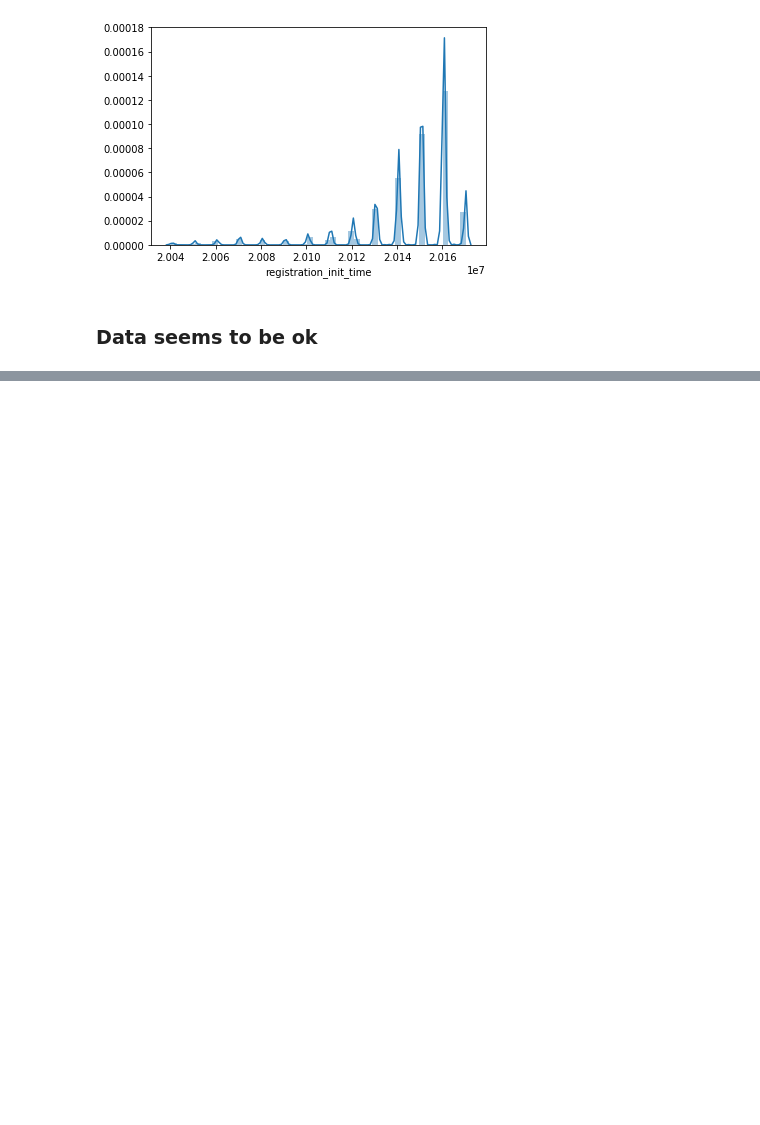
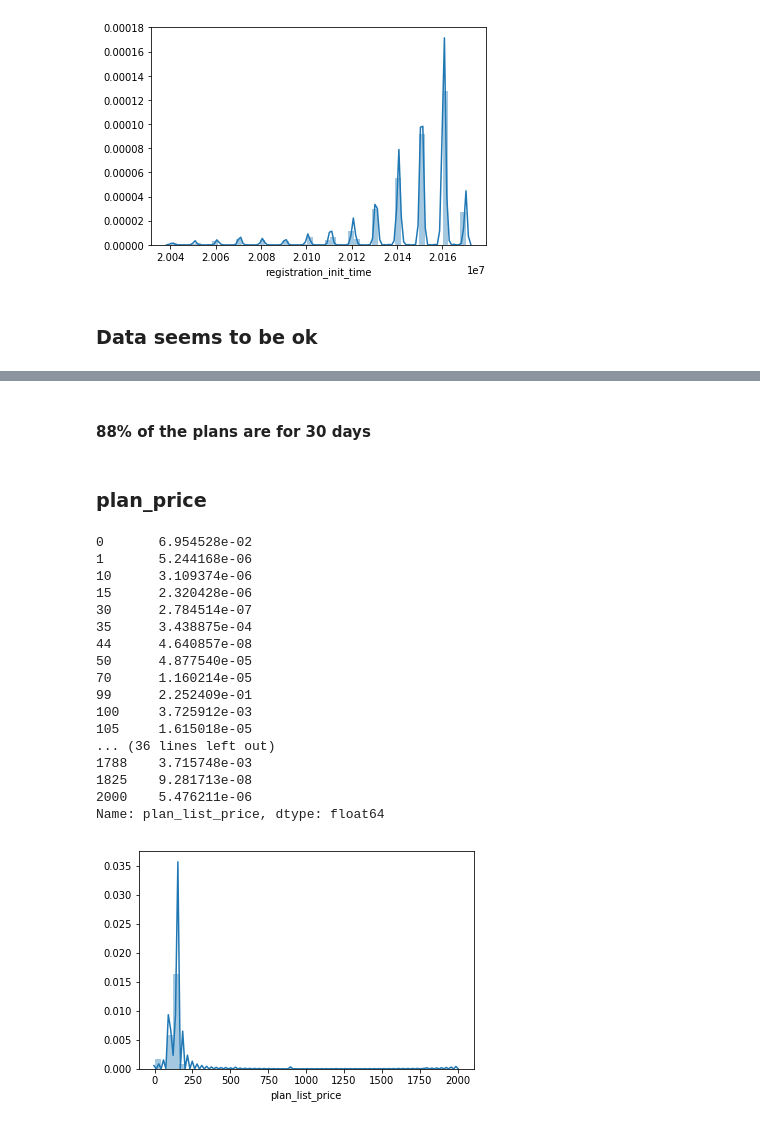
Before and after one commit to yanivbarlev/Project, a Jupyter notebook: Proposal.ipynb, the cells around one changed output, grey strips where cells are left out. Drawn from its saved outputs; the diff is of its cells as text; code cells hidden in the pictures; blank space fills up the shorter version.

```diff
--- a/Proposal.ipynb
+++ b/Proposal.ipynb
@@ -208,0 +281,30 @@ sns.distplot(regtime, hist='True')
+# %% [markdown]
+#### 88% of the plans are for 30 days
+# %% [markdown]
+### plan_price
+# %%
+plt.cla()
+sns.distplot(trans.plan_list_price)
+dist = trans.plan_list_price.value_counts()
+dist.sort_index(inplace=True)
+dist = dist/len(trans)
+print(dist)
+# %% [output]
+0       6.954528e-02
+1       5.244168e-06
+10      3.109374e-06
+15      2.320428e-06
+30      2.784514e-07
+35      3.438875e-04
+44      4.640857e-08
+50      4.877540e-05
+70      1.160214e-05
+99      2.252409e-01
+100     3.725912e-03
+105     1.615018e-05
+... (36 lines left out)
+1788    3.715748e-03
+1825    9.281713e-08
+2000    5.476211e-06
+Name: plan_list_price, dtype: float64
+[figure, added]
```
Also changed, not shown: parts of 33 cells of this notebook.
